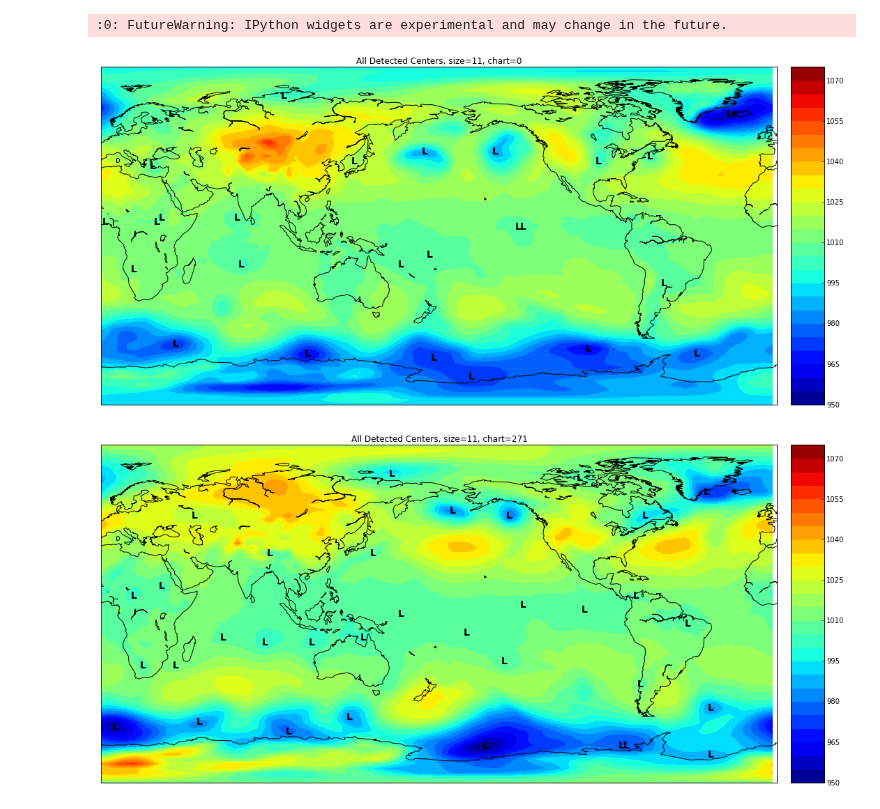
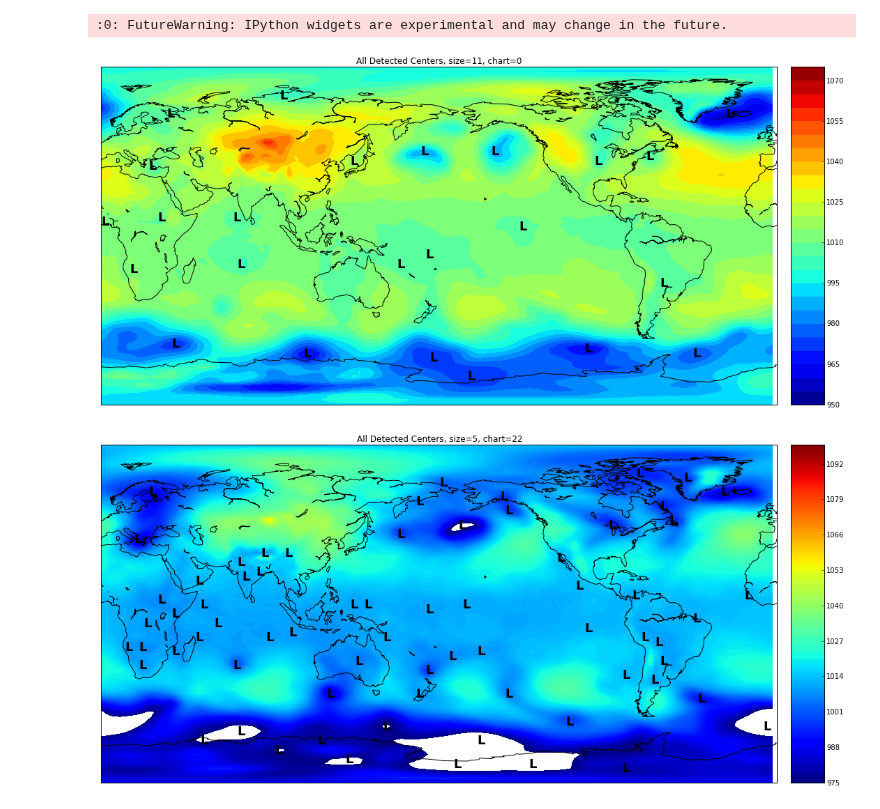
Before and after one commit to mwyau/PyStormTracker, a Jupyter notebook: notebooks/detect_center_latlon.ipynb, the cells around one changed output. Cells and saved outputs as stored; diff of their text form; code cells hidden in the pictures.

Commit message:
Update notebook for threshold tests

```diff
--- a/notebooks/detect_center_latlon.ipynb
+++ b/notebooks/detect_center_latlon.ipynb
@@ -41,46 +41,46 @@ clevs = np.arange(950,1080.,5.)
 cs = m.contourf(x, y, data/100, clevs)
 cb = m.colorbar(cs)
 for xi,yi in zip(xcenter, ycenter):
-    plt.text(xi,yi,'L',fontsize=14,fontweight='bold',
+    plt.text(xi,yi,'L',fontsize=18,fontweight='bold',
                     ha='center',va='center',color='k')
 plt.title('All Detected Centers, size=' + str(size) + ', chart=' + str(chart))
 plt.show()
 # %% [output]
-[figure, old version]
+[figure, new version]
 # %%
-size=11
+size = 5
 
 var, time, lat, lon = get_var_handle(filename="../slp.2012.nc")
 lons, lats = np.meshgrid(lon[:], lat[:])
 
 m = Basemap(projection='cyl',llcrnrlat=-90,urcrnrlat=90,\
             llcrnrlon=0,urcrnrlon=360,resolution='c')
 x, y = m(lons, lats)
 
 def pltchart(chart):
     data = var[chart,:,:]
-    centers = detect_center_latlon(data, size=size)
+    centers = detect_center_latlon(data, size=size, threshold=10.)
     center_indices = centers.nonzero()
     # print(np.transpose(center_indices))
 
     xcenter = x[center_indices]
     ycenter = y[center_indices]
 
     fig = plt.figure(figsize=(16,10))
     ax = fig.add_axes([0.1,0.1,0.9,0.9])
     m.drawcoastlines()
 
-    clevs = np.arange(950,1080.,5.)
+    clevs = np.arange(975,1100.,1.)
     cs = m.contourf(x, y, data/100, clevs)
     cb = m.colorbar(cs)
     for xi,yi in zip(xcenter, ycenter):
-        plt.text(xi,yi,'L',fontsize=14,fontweight='bold',
+        plt.text(xi,yi,'L',fontsize=18,fontweight='bold',
                         ha='center',va='center',color='k')
     plt.title('All Detected Centers, size=' + str(size) + ', chart=' + str(chart))
     plt.show()
 
 chart = (0, len(time))
 
 interact(pltchart, chart=chart)
 # %% [output]
-[figure, old version]
+[figure, new version]
```
